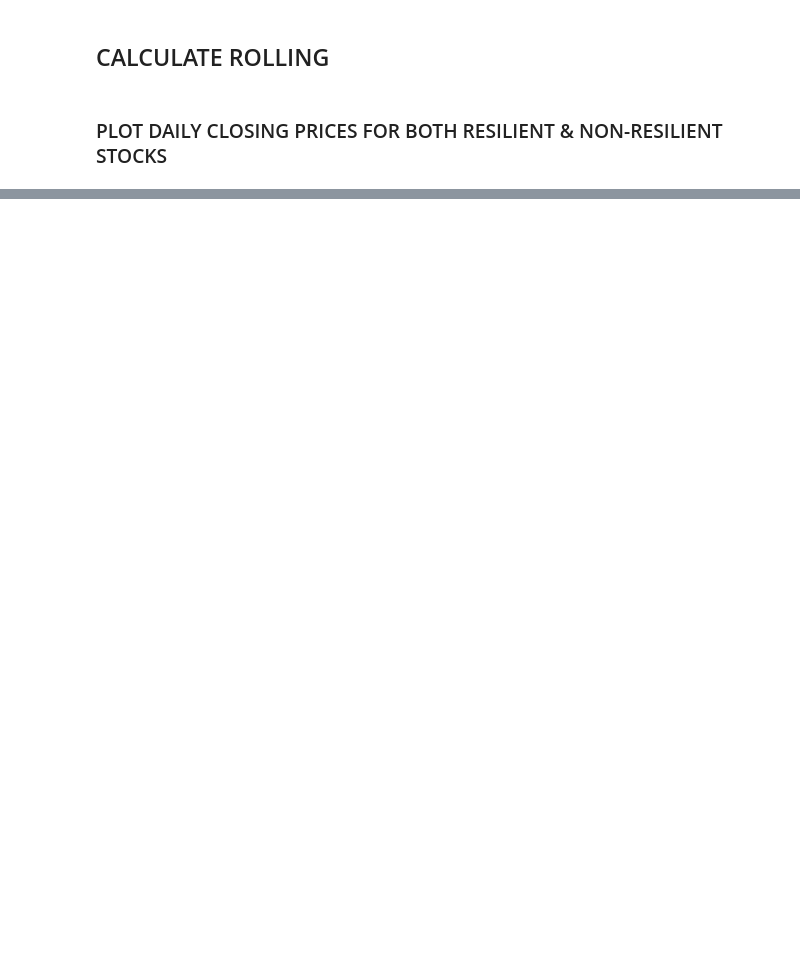
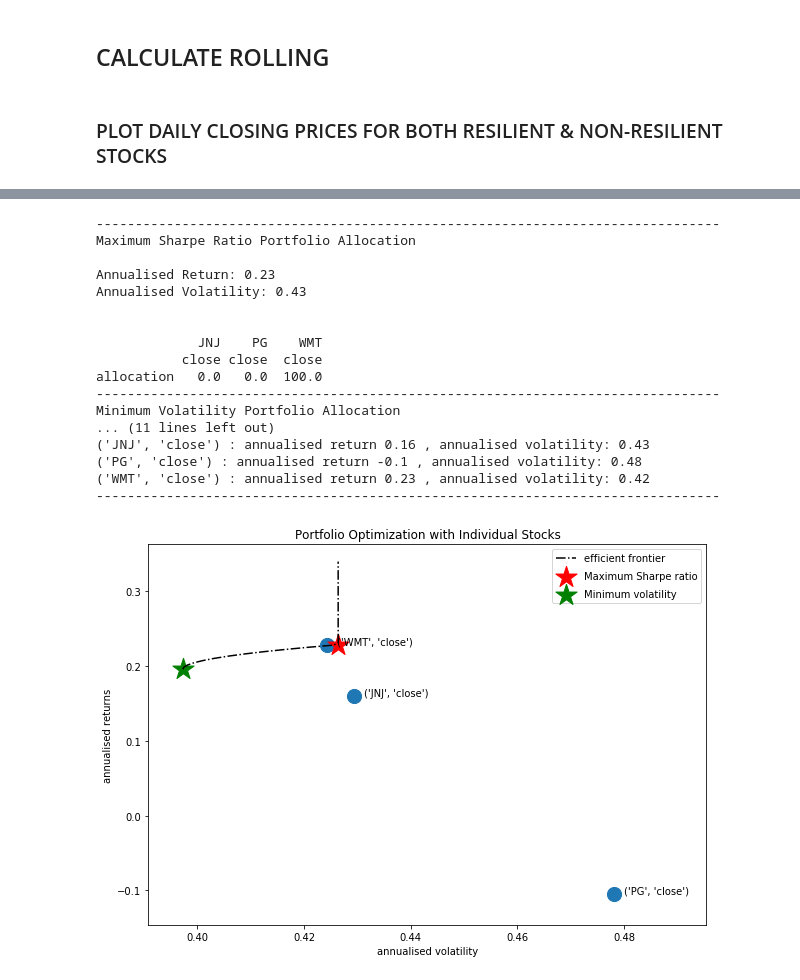
Before and after one commit to ianrunsalot/CU_Project1, a Jupyter notebook: Project_Outline/P1_Q3.ipynb, the cells around one changed output, grey strips where cells are left out. Drawn from its saved outputs; the diff is of its cells as text; code cells hidden in the pictures; blank space fills up the shorter version.

```diff
--- a/Project_Outline/P1_Q3.ipynb
+++ b/Project_Outline/P1_Q3.ipynb
@@ -286,0 +320,6 @@ dfnr.rolling(window=40).mean().plot()
+# %%
+returns = dfr.pct_change()
+mean_returns = returns.mean()
+cov_matrix = returns.cov()
+num_portfolios = 25000
+risk_free_rate = 0.0178
@@ -286,0 +405,35 @@ dfnr.rolling(window=40).mean().plot()
+# %%
+def portfolio_volatility(weights, mean_returns, cov_matrix):
+    return portfolio_annualised_performance(weights, mean_returns, cov_matrix)[0]
+
+def min_variance(mean_returns, cov_matrix):
+    num_assets = len(mean_returns)
+    args = (mean_returns, cov_matrix)
+    constraints = ({'type': 'eq', 'fun': lambda x: np.sum(x) - 1})
+    bound = (0.0,1.0)
+    bounds = tuple(bound for asset in range(num_assets))
+
+    result = sco.minimize(portfolio_volatility, num_assets*[1./num_assets,], args=args,
+                        method='SLSQP', bounds=bounds, constraints=constraints)
+
+    return result
+# %%
+def efficient_return(mean_returns, cov_matrix, target):
+    num_assets = len(mean_returns)
+    args = (mean_returns, cov_matrix)
+
+    def portfolio_return(weights):
+        return portfolio_annualised_performance(weights, mean_returns, cov_matrix)[1]
+
+    constraints = ({'type': 'eq', 'fun': lambda x: portfolio_return(x) - target},
+                   {'type': 'eq', 'fun': lambda x: np.sum(x) - 1})
+    bounds = tuple((0,1) for asset in range(num_assets))
+    result = sco.minimize(portfolio_volatility, num_assets*[1./num_assets,], args=args, method='SLSQP', bounds=bounds, constraints=constraints)
+    return result
+
+
+def efficient_frontier(mean_returns, cov_matrix, returns_range):
+    efficients = []
+    for ret in returns_range:
+        efficients.append(efficient_return(mean_returns, cov_matrix, ret))
+    return efficients
@@ -286,0 +529,21 @@ dfnr.rolling(window=40).mean().plot()
+# %%
+display_ef_with_selected(mean_returns, cov_matrix, risk_free_rate)
+# %% [output]
+--------------------------------------------------------------------------------
+Maximum Sharpe Ratio Portfolio Allocation
+
+Annualised Return: 0.23
+Annualised Volatility: 0.43
+
+
+             JNJ    PG    WMT
+           close close  close
+allocation   0.0   0.0  100.0
+--------------------------------------------------------------------------------
+Minimum Volatility Portfolio Allocation
+... (11 lines left out)
+('JNJ', 'close') : annualised return 0.16 , annualised volatility: 0.43
+('PG', 'close') : annualised return -0.1 , annualised volatility: 0.48
+('WMT', 'close') : annualised return 0.23 , annualised volatility: 0.42
+--------------------------------------------------------------------------------
+[figure, added]
```
Also changed, not shown: parts of 27 cells of this notebook.
